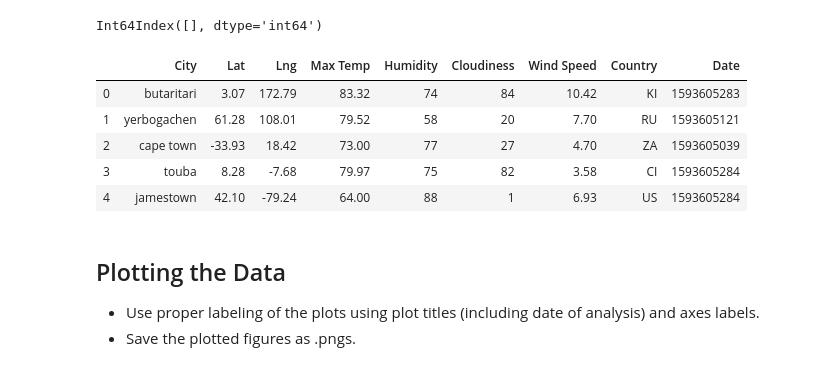
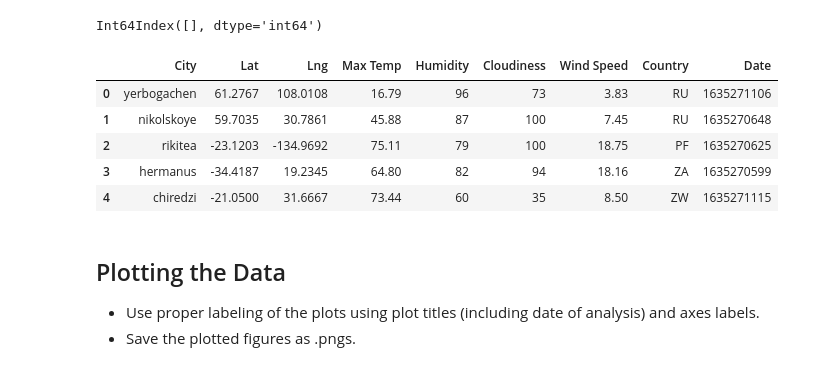
Before and after one commit to Aether1906/python-api-challenge, a Jupyter notebook: starter_code/WeatherPy.ipynb, the cells around one changed output. Drawn from its saved outputs; the diff is of its cells as text; code cells hidden in the pictures.

```diff
--- a/starter_code/WeatherPy.ipynb
+++ b/starter_code/WeatherPy.ipynb
@@ -106,0 +145,3 @@ Data Retrieval Complete
+# %%
+city_data_pd = pd.DataFrame(city_data)
+city_data_pd.head()
@@ -122,14 +171,19 @@ Skip this step if there are no cities that have humidity > 100%.
 # %%
 #  Get the indices of cities that have humidity over 100%.
+dirty_city_data = city_data_pd[(city_data_pd["Humidity"]> 100)].index
+
+print(dirty_city_data)
 # %% [output]
 Int64Index([], dtype='int64')
 # %%
 # Make a new DataFrame equal to the city data to drop all humidity outliers by index.
 # Passing "inplace=False" will make a copy of the city_data DataFrame, which we call "clean_city_data".
+clean_city_data = city_data_pd.drop(dirty_city_data, inplace=False)
+clean_city_data.head()
 # %% [output]
 |  | City | Lat | Lng | Max Temp | Humidity | Cloudiness | Wind Speed | Country | Date |
-| 0 | butaritari | 3.07 | 172.79 | 83.32 | 74 | 84 | 10.42 | KI | 1593605283 |
-| 1 | yerbogachen | 61.28 | 108.01 | 79.52 | 58 | 20 | 7.70 | RU | 1593605121 |
-| 2 | cape town | -33.93 | 18.42 | 73.00 | 77 | 27 | 4.70 | ZA | 1593605039 |
-| 3 | touba | 8.28 | -7.68 | 79.97 | 75 | 82 | 3.58 | CI | 1593605284 |
-| 4 | jamestown | 42.10 | -79.24 | 64.00 | 88 | 1 | 6.93 | US | 1593605284 |
+| 0 | yerbogachen | 61.2767 | 108.0108 | 16.79 | 96 | 73 | 3.83 | RU | 1635271106 |
+| 1 | nikolskoye | 59.7035 | 30.7861 | 45.88 | 87 | 100 | 7.45 | RU | 1635270648 |
+| 2 | rikitea | -23.1203 | -134.9692 | 75.11 | 79 | 100 | 18.75 | PF | 1635270625 |
+| 3 | hermanus | -34.4187 | 19.2345 | 64.80 | 82 | 94 | 18.16 | ZA | 1635270599 |
+| 4 | chiredzi | -21.0500 | 31.6667 | 73.44 | 60 | 35 | 8.50 | ZW | 1635271115 |
```
Also changed, not shown: parts of 36 cells of this notebook, 5 other files.
